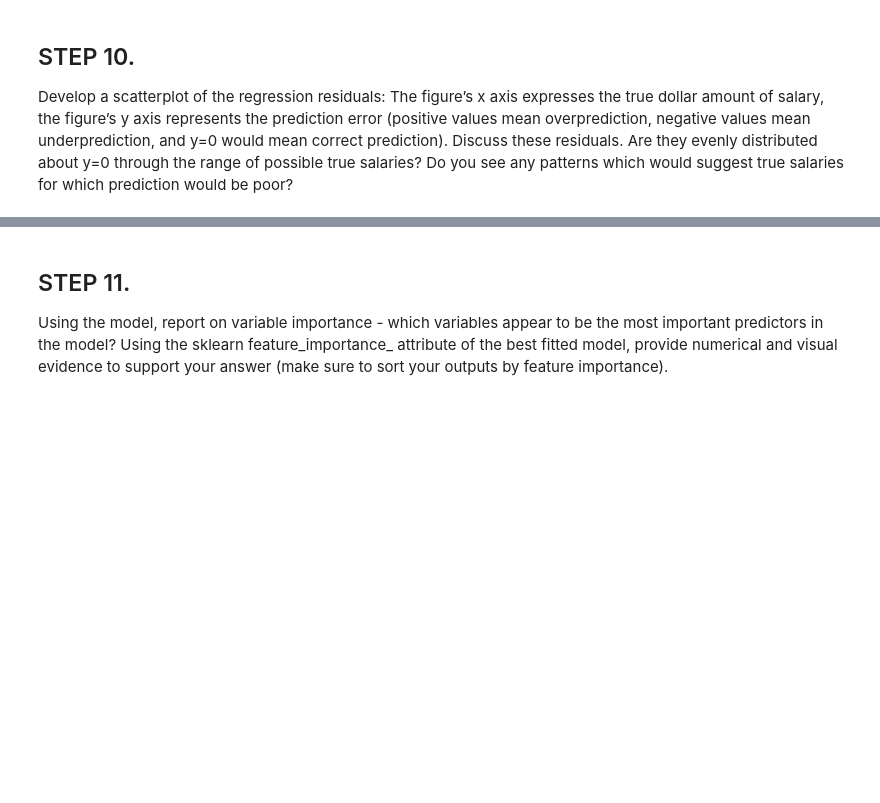
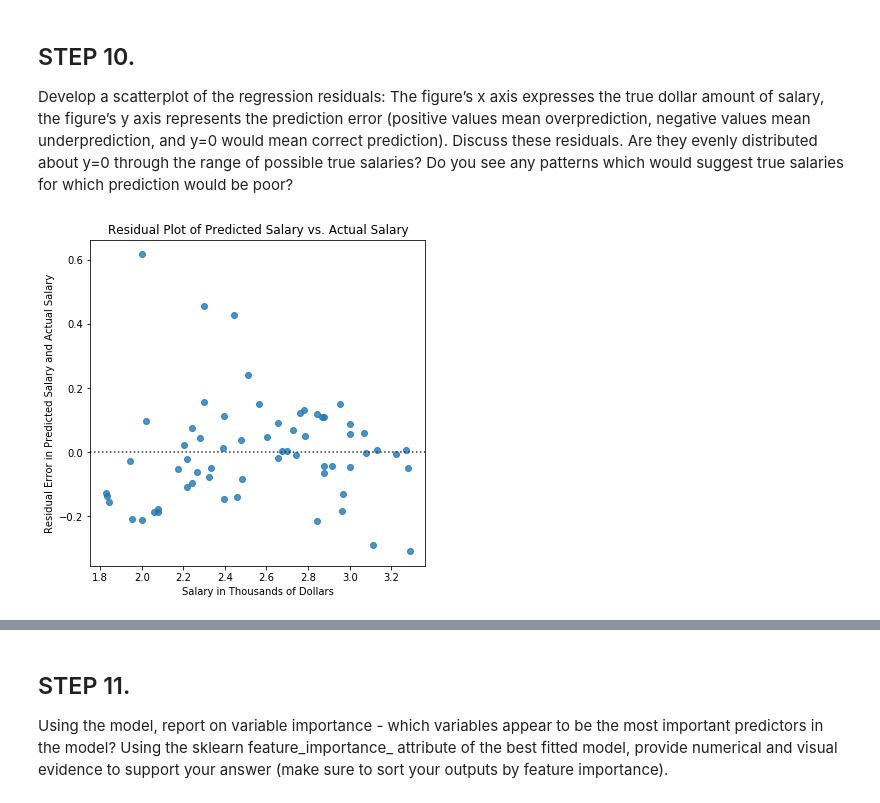
Before and after one commit to mwnewlin/AFIT, a Jupyter notebook: CSCE 623/code/HW5/NEWLIN_HW5.ipynb, the cells around one changed output, grey strips where cells are left out. Saved outputs shown, nothing was run; the diff lists cells and outputs as text; code cells hidden in the pictures; blank space fills up the shorter version.

```diff
--- a/CSCE 623/code/HW5/NEWLIN_HW5.ipynb
+++ b/CSCE 623/code/HW5/NEWLIN_HW5.ipynb
@@ -49,7 +49,7 @@ def salary_transform(salary):
 
 # the untransformed salary is needed for test set performance reporting and residuals analysis
 def salary_untransform(transformed_salary):
-    salary = np.power(10, transformed_salary)  # raises 10 to the power of each element to undo the log
+    salary = 10**transformed_salary  # raises 10 to the power of each element to undo the log
 
     return salary
 
@@ -219,16 +248,17 @@ RandomForestRegressor(bootstrap=True, criterion='mse', max_depth=10,
 # %% [markdown]
 ## STEP 9.
 Using code, determine and report the quality of the model for predicting salary on the sequestered test set.  Don’t forget to handle the log transformation you did in data preprocessing – your performance values should be based on real dollars (not log-transformed dollars).
+# %%
+# Split truth values from rest of df
+y_test_actual = np.array(Hitters_test['Salary'])
+Hitters_test = Hitters_test.drop(['Salary'], axis=1)
 # %%
-# Split truth values from rest of df
-y_test_actual = Hitters_test['Salary']
-Hitters_test = Hitters_test.drop(['Salary'], axis=1)
-
 # Transform Salary back to original values
 y_test_actual = salary_untransform(y_test_actual)
 
 # Predict performance on test set
 y_test_pred = rf_min_mse.predict(Hitters_test)
+y_test_pred = salary_untransform(y_test_pred)
 
 # Calculate Test MSE & Residuals
 residuals_test = y_test_pred - y_test_actual # predicted - actual keeps the convention of positive --> overprediction and negative --> underprediction
@@ -236,3 +288,12 @@ test_mse = MSE(y_test_actual, y_test_pred)
 # %% [markdown]
 ## STEP 10.
 Develop a scatterplot of the regression residuals:  The figure’s x axis expresses the true dollar amount of salary, the figure’s y axis represents the prediction error (positive values mean overprediction, negative values mean underprediction, and y=0 would mean correct prediction).   Discuss these residuals.  Are they evenly distributed about y=0 through the range of possible true salaries?  Do you see any patterns which would suggest true salaries for which prediction would be poor?
+# %%
+fig_res = plt.figure(figsize=(6,6))
+sns.residplot(y_test_actual,residuals_test)
+plt.xlabel("Salary in Thousands of Dollars")
+plt.ylabel("Residual Error in Predicted Salary and Actual Salary")
+plt.title("Residual Plot of Predicted Salary vs. Actual Salary")
+plt.show()
+# %% [output]
+[figure, added]
```
Also changed, not shown: parts of 12 cells of this notebook, 1 other file.
